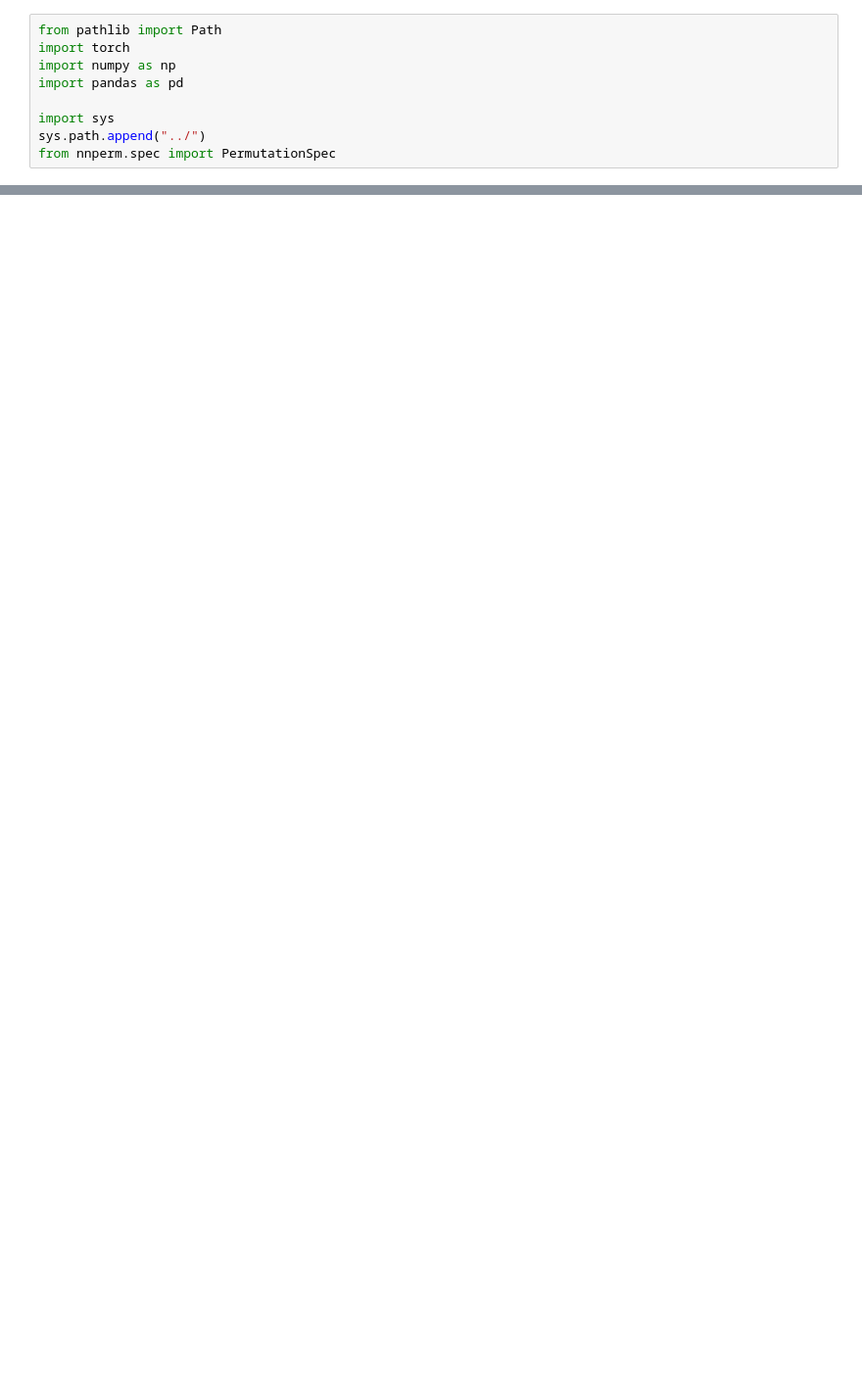
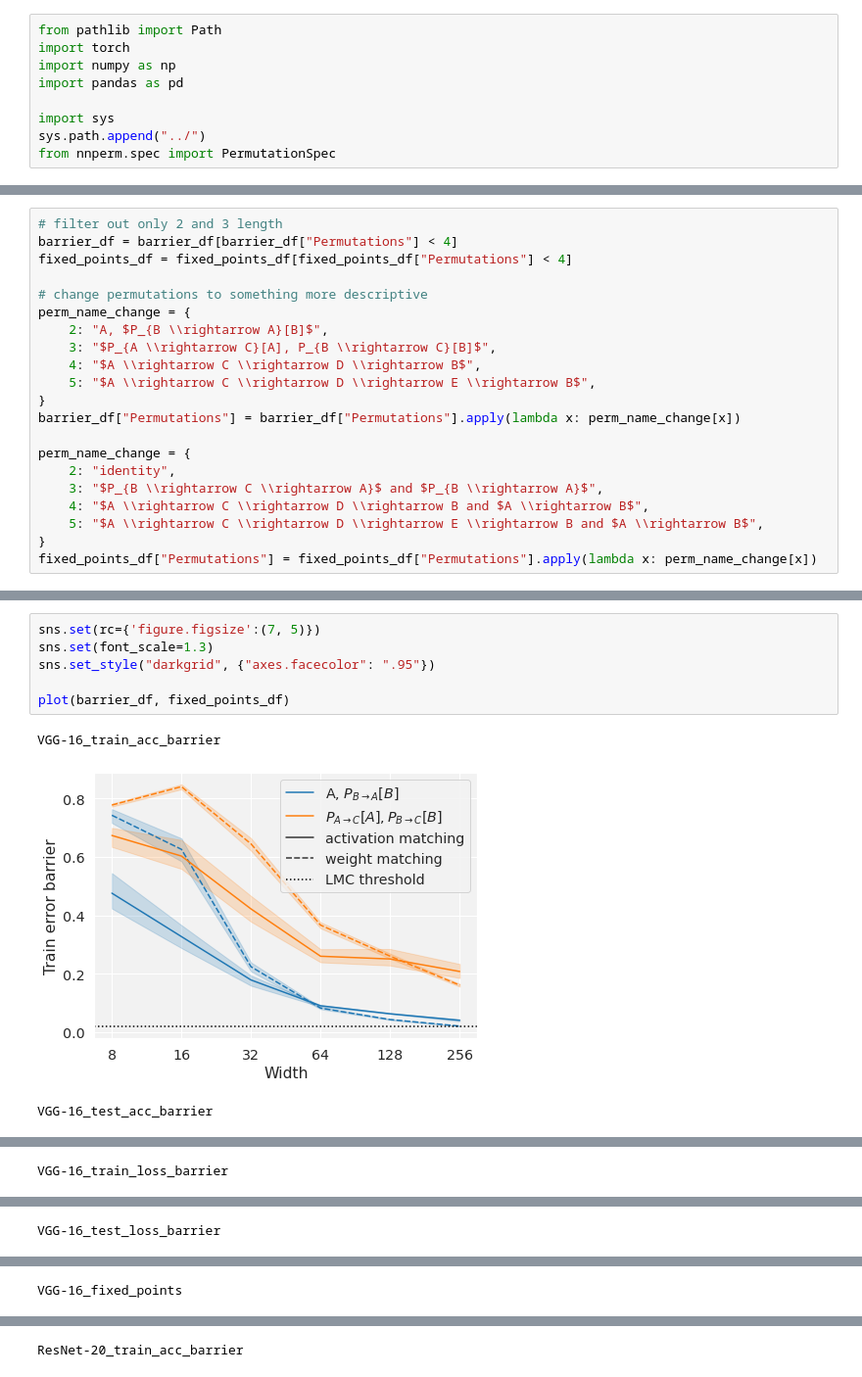
Before and after one commit to devinkwok/nnperm, a Jupyter notebook: plots/transitivity.ipynb, the cells around one changed output, grey strips where cells are left out. Shown: that part at 98% size. Cells and saved outputs as stored; diff of their text form; blank space fills up the shorter version.

```diff
--- a/plots/transitivity.ipynb
+++ b/plots/transitivity.ipynb
@@ -111,0 +98,21 @@ for k, v in models.items():
+# %%
+# filter out only 2 and 3 length
+barrier_df = barrier_df[barrier_df["Permutations"] < 4]
+fixed_points_df = fixed_points_df[fixed_points_df["Permutations"] < 4]
+
+# change permutations to something more descriptive
+perm_name_change = {
+    2: "A, $P_{B \\rightarrow A}[B]$",
+    3: "$P_{A \\rightarrow C}[A], P_{B \\rightarrow C}[B]$",
+    4: "$A \\rightarrow C \\rightarrow D \\rightarrow B$",
+    5: "$A \\rightarrow C \\rightarrow D \\rightarrow E \\rightarrow B$",
+}
+barrier_df["Permutations"] = barrier_df["Permutations"].apply(lambda x: perm_name_change[x])
+
+perm_name_change = {
+    2: "identity",
+    3: "$P_{B \\rightarrow C \\rightarrow A}$ and $P_{B \\rightarrow A}$",
+    4: "$A \\rightarrow C \\rightarrow D \\rightarrow B and $A \\rightarrow B$",
+    5: "$A \\rightarrow C \\rightarrow D \\rightarrow E \\rightarrow B and $A \\rightarrow B$",
+}
+fixed_points_df["Permutations"] = fixed_points_df["Permutations"].apply(lambda x: perm_name_change[x])
@@ -111,0 +165,10 @@ for k, v in models.items():
+# %%
+sns.set(rc={'figure.figsize':(7, 5)})
+sns.set(font_scale=1.3)
+sns.set_style("darkgrid", {"axes.facecolor": ".95"})
+
+plot(barrier_df, fixed_points_df)
+# %% [output]
+VGG-16_train_acc_barrier
+[figure, added]
+VGG-16_test_acc_barrier
@@ -111,0 +176 @@ for k, v in models.items():
+VGG-16_train_loss_barrier
@@ -111,0 +178 @@ for k, v in models.items():
+VGG-16_test_loss_barrier
@@ -111,0 +180 @@ for k, v in models.items():
+VGG-16_fixed_points
@@ -111,0 +182 @@ for k, v in models.items():
+ResNet-20_train_acc_barrier
```
Also changed, not shown: parts of 5 cells of this notebook, 4 other files.
